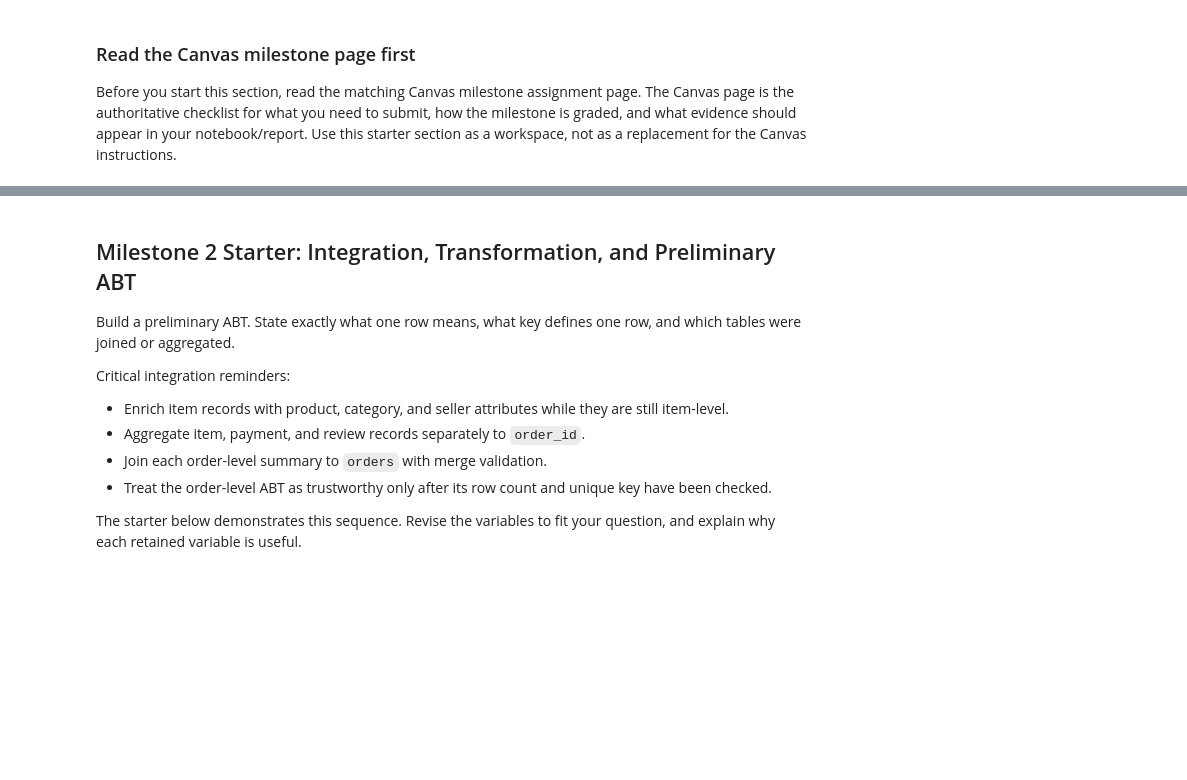
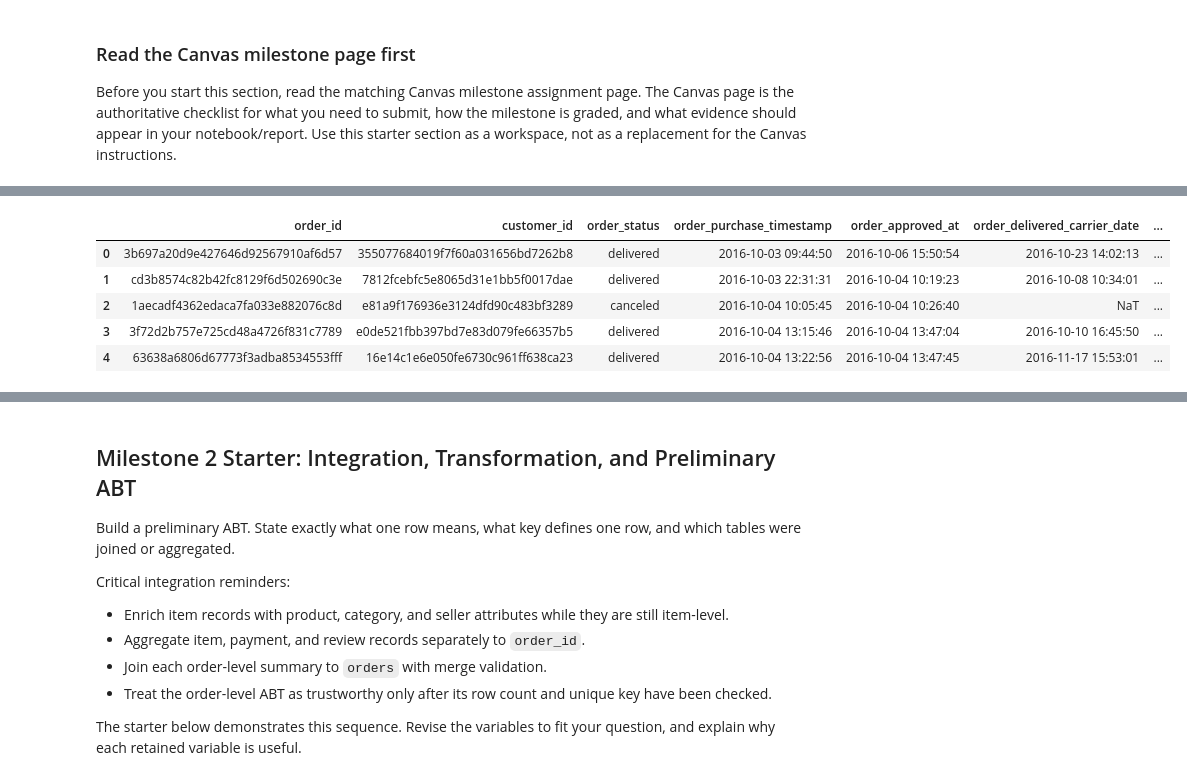
Before and after one commit to Jade-Jung/ban6003-project-option-2-hyejung-jung, a Jupyter notebook: notebooks/olist_project_starter.ipynb, the cells around one changed output, grey strips where cells are left out. Saved outputs shown, nothing was run; the diff lists cells and outputs as text; code cells hidden in the pictures; blank space fills up the shorter version.

```diff
--- a/notebooks/olist_project_starter.ipynb
+++ b/notebooks/olist_project_starter.ipynb
@@ -216,0 +318,9 @@ for name, df in tables.items():
+# %%
+orders.head()
+# %% [output]
+|  | order_id | customer_id | order_status | order_purchase_timestamp | order_approved_at | order_delivered_carrier_date | ... |
+| 0 | 3b697a20d9e427646d92567910af6d57 | 355077684019f7f60a031656bd7262b8 | delivered | 2016-10-03 09:44:50 | 2016-10-06 15:50:54 | 2016-10-23 14:02:13 | ... |
+| 1 | cd3b8574c82b42fc8129f6d502690c3e | 7812fcebfc5e8065d31e1bb5f0017dae | delivered | 2016-10-03 22:31:31 | 2016-10-04 10:19:23 | 2016-10-08 10:34:01 | ... |
+| 2 | 1aecadf4362edaca7fa033e882076c8d | e81a9f176936e3124dfd90c483bf3289 | canceled | 2016-10-04 10:05:45 | 2016-10-04 10:26:40 | NaT | ... |
+| 3 | 3f72d2b757e725cd48a4726f831c7789 | e0de521fbb397bd7e83d079fe66357b5 | delivered | 2016-10-04 13:15:46 | 2016-10-04 13:47:04 | 2016-10-10 16:45:50 | ... |
+| 4 | 63638a6806d67773f3adba8534553fff | 16e14c1e6e050fe6730c961ff638ca23 | delivered | 2016-10-04 13:22:56 | 2016-10-04 13:47:45 | 2016-11-17 15:53:01 | ... |
```
Also changed, not shown: parts of 30 cells of this notebook.
